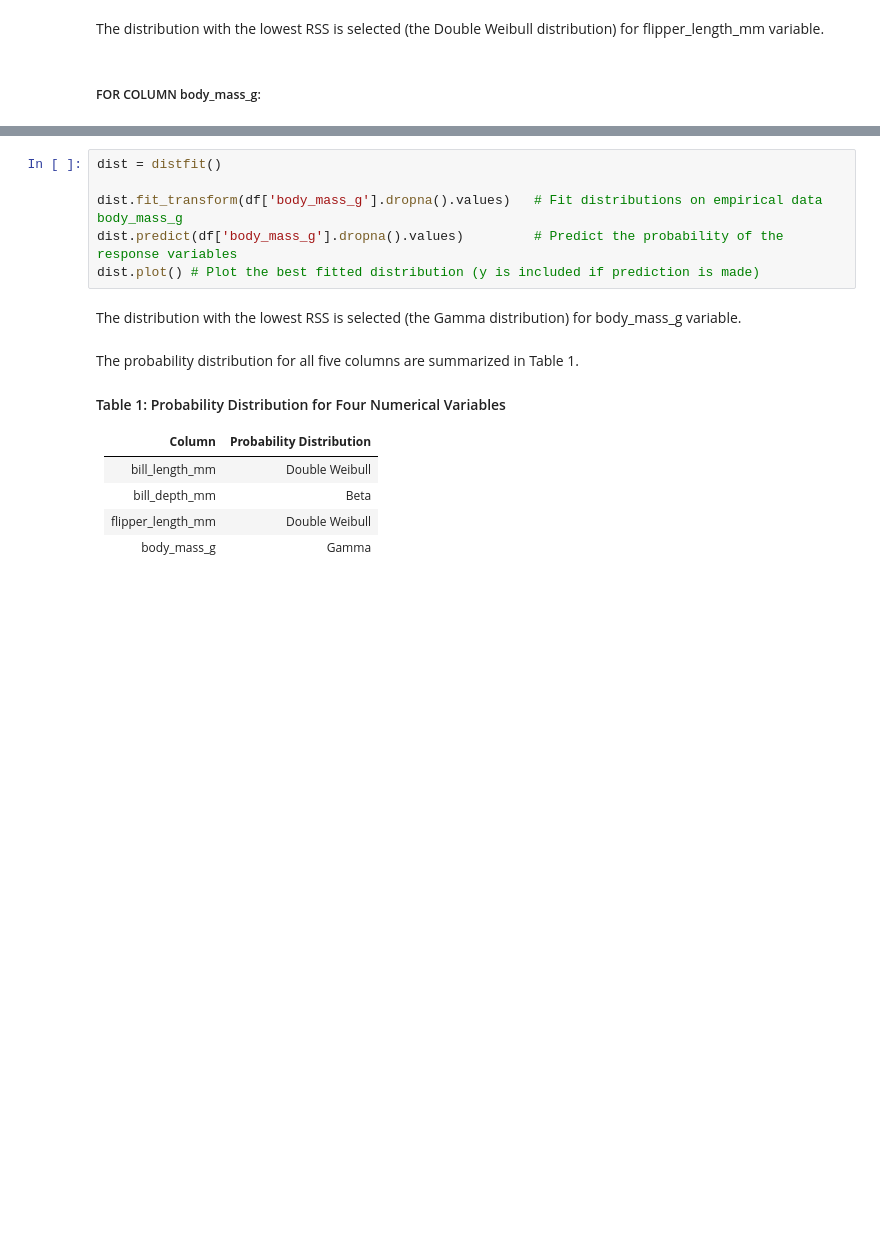
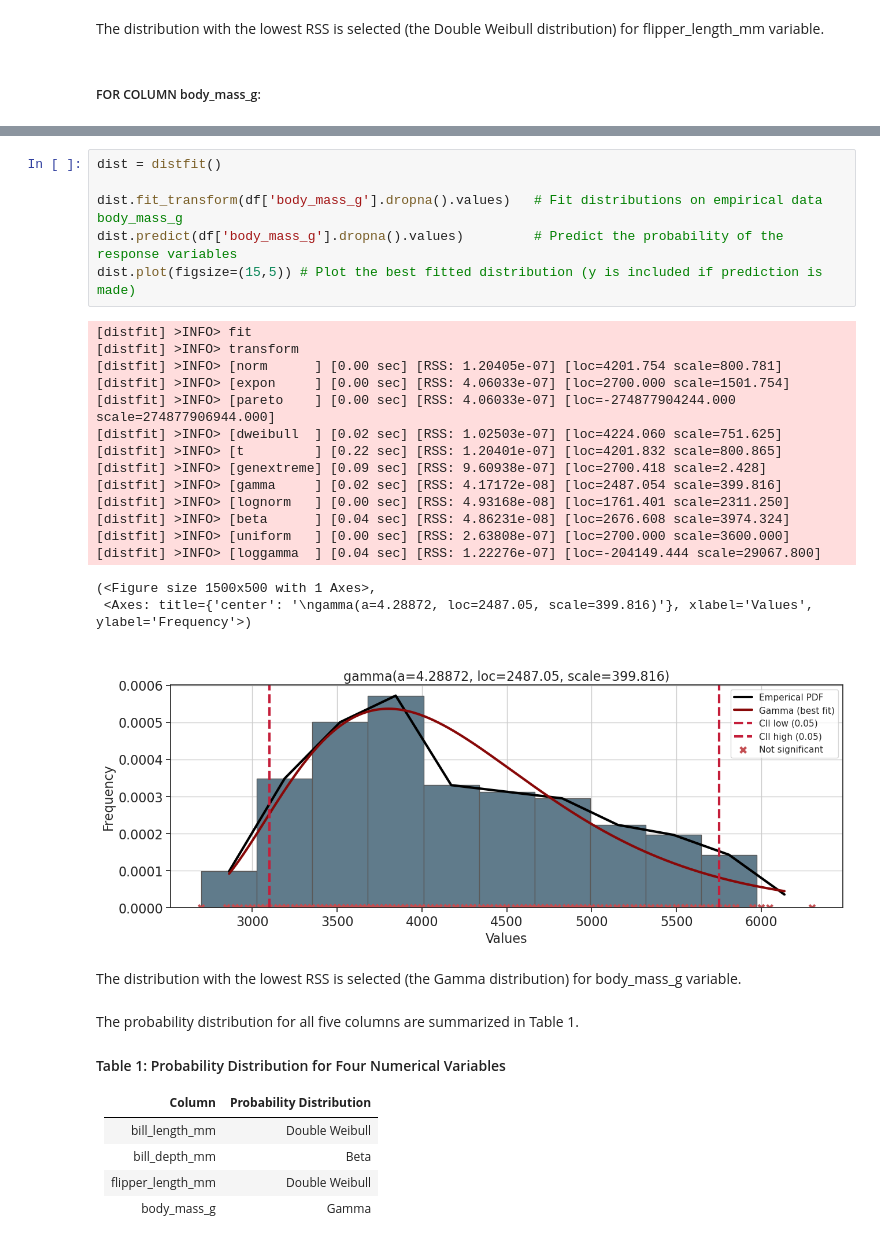
Before and after one commit to nurbujang/fundaw23, a Jupyter notebook: tasks.ipynb, the cells around one changed output, grey strips where cells are left out. Cells and saved outputs as stored; diff of their text form; blank space fills up the shorter version.

```diff
--- a/tasks.ipynb
+++ b/tasks.ipynb
@@ -339,9 +451,26 @@ plt.show()
 # %%
 dist = distfit()
 
 dist.fit_transform(df['body_mass_g'].dropna().values)   # Fit distributions on empirical data body_mass_g
 dist.predict(df['body_mass_g'].dropna().values)         # Predict the probability of the response variables
-dist.plot() # Plot the best fitted distribution (y is included if prediction is made)
+dist.plot(figsize=(15,5)) # Plot the best fitted distribution (y is included if prediction is made)
+# %% [output]
+[distfit] >INFO> fit
+[distfit] >INFO> transform
+[distfit] >INFO> [norm      ] [0.00 sec] [RSS: 1.20405e-07] [loc=4201.754 scale=800.781]
+[distfit] >INFO> [expon     ] [0.00 sec] [RSS: 4.06033e-07] [loc=2700.000 scale=1501.754]
+[distfit] >INFO> [pareto    ] [0.00 sec] [RSS: 4.06033e-07] [loc=-274877904244.000 scale=274877906944.000]
+[distfit] >INFO> [dweibull  ] [0.02 sec] [RSS: 1.02503e-07] [loc=4224.060 scale=751.625]
+[distfit] >INFO> [t         ] [0.22 sec] [RSS: 1.20401e-07] [loc=4201.832 scale=800.865]
+[distfit] >INFO> [genextreme] [0.09 sec] [RSS: 9.60938e-07] [loc=2700.418 scale=2.428]
+[distfit] >INFO> [gamma     ] [0.02 sec] [RSS: 4.17172e-08] [loc=2487.054 scale=399.816]
+[distfit] >INFO> [lognorm   ] [0.00 sec] [RSS: 4.93168e-08] [loc=1761.401 scale=2311.250]
+[distfit] >INFO> [beta      ] [0.04 sec] [RSS: 4.86231e-08] [loc=2676.608 scale=3974.324]
+[distfit] >INFO> [uniform   ] [0.00 sec] [RSS: 2.63808e-07] [loc=2700.000 scale=3600.000]
+[distfit] >INFO> [loggamma  ] [0.04 sec] [RSS: 1.22276e-07] [loc=-204149.444 scale=29067.800]
+(<Figure size 1500x500 with 1 Axes>,
+ <Axes: title={'center': '\ngamma(a=4.28872, loc=2487.05, scale=399.816)'}, xlabel='Values', ylabel='Frequency'>)
+[figure, added]
 # %% [markdown]
 The distribution with the lowest RSS is selected (the Gamma distribution) for body_mass_g variable.
 # %% [markdown]
```
Also changed, not shown: parts of 21 cells of this notebook, 2 other files.
